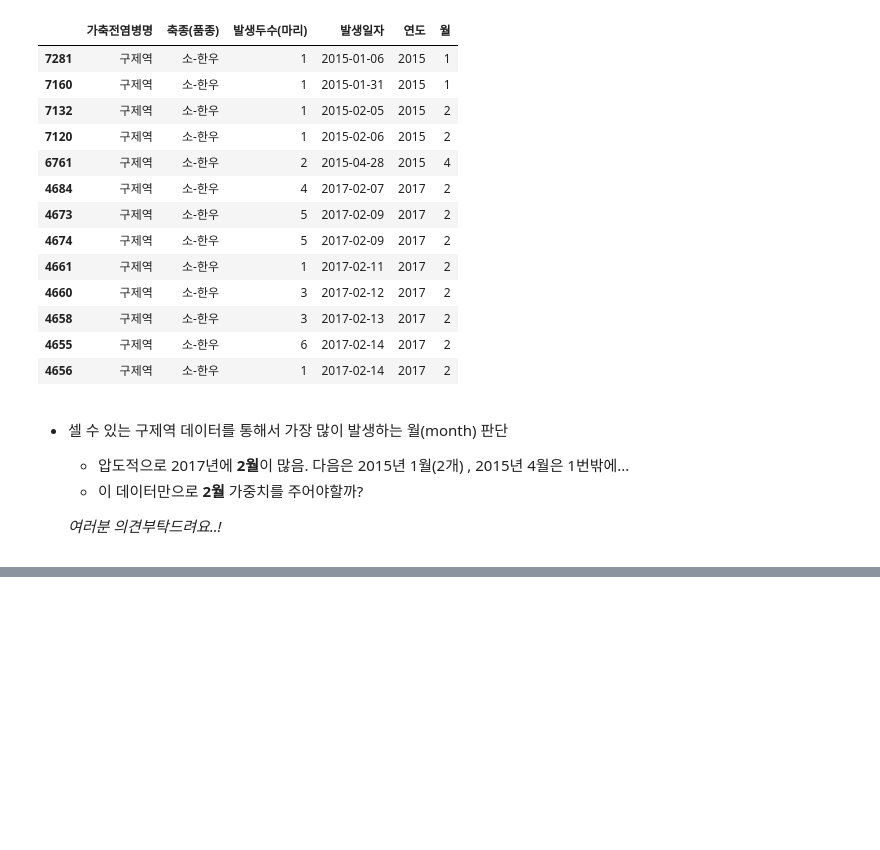
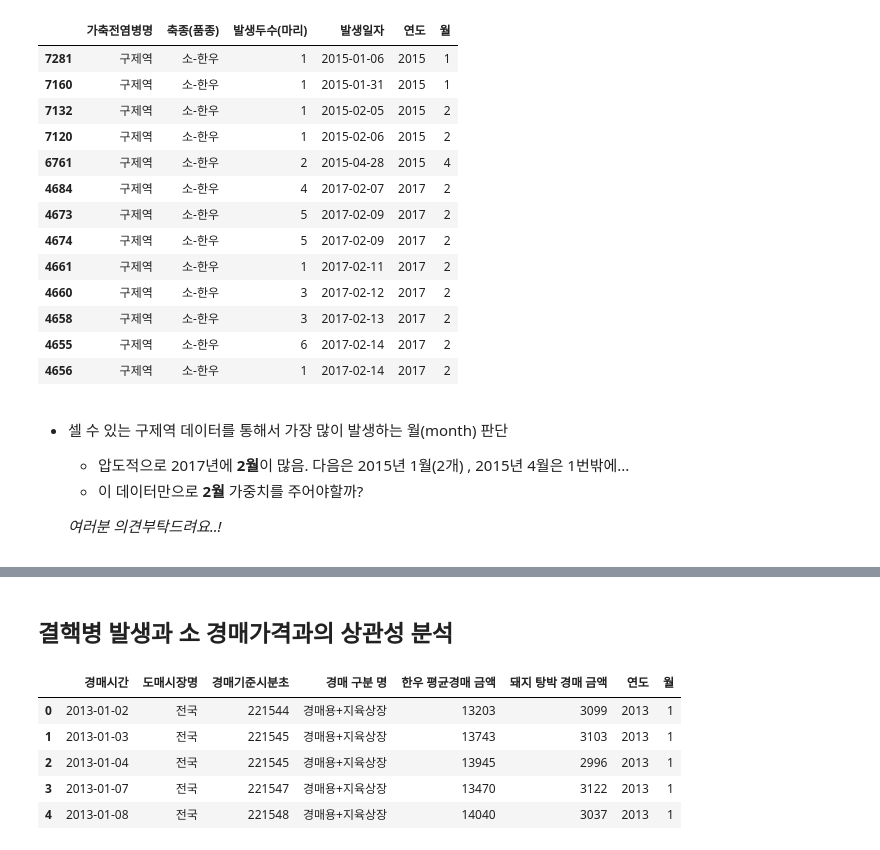
Before and after one commit to DSC-SCH/livestock-solution-project, a Jupyter notebook: eda/cow_disease_EDA.ipynb, the cells around one changed output, grey strips where cells are left out. Cells and saved outputs as stored; diff of their text form; code cells hidden in the pictures; blank space fills up the shorter version.

```diff
--- a/eda/cow_disease_EDA.ipynb
+++ b/eda/cow_disease_EDA.ipynb
@@ -554,0 +688,7 @@ df_guje
+# %%
+# 경매시간을 Datetime으로 바꿔주기
+# int -> datetime으로 바로 변환하면 이상하게 1970년으로만 변환됨..그래서 문자열로 변환후 datetime으로 변환
+ko_cow_price['경매시간'] = ko_cow_price['경매시간'].astype(str)
+# %%
+ko_cow_price['경매시간'] = pd.to_datetime(ko_cow_price['경매시간'])
+ko_cow_price.head()
@@ -554,0 +702,6 @@ df_guje
+# %%
+# 경매시간 날짜별로 재정렬
+ko_cow_price = ko_cow_price.sort_values(by=['경매시간']).copy()
+# 인덱스 재정리
+ko_cow_price = ko_cow_price.reset_index(drop=True)
+ko_cow_price.head()
@@ -554,0 +735,14 @@ df_guje
+# %% [markdown]
+## 결핵병 발생과 소 경매가격과의 상관성 분석
+# %%
+# 결핵균 데이터프레임이랑 경매가격 데이터프레임이랑 merge하기 위해서 포맷 맞춰주자
+ko_cow_price['연도'] = ko_cow_price['경매시간'].dt.year
+ko_cow_price['월'] = ko_cow_price['경매시간'].dt.month
+ko_cow_price.head()
+# %% [output]
+|  | 경매시간 | 도매시장명 | 경매기준시분초 | 경매 구분 명 | 한우 평균경매 금액 | 돼지 탕박 경매 금액 | 연도 | 월 |
+| 0 | 2013-01-02 | 전국 | 221544 | 경매용+지육상장 | 13203 | 3099 | 2013 | 1 |
+| 1 | 2013-01-03 | 전국 | 221545 | 경매용+지육상장 | 13743 | 3103 | 2013 | 1 |
+| 2 | 2013-01-04 | 전국 | 221545 | 경매용+지육상장 | 13945 | 2996 | 2013 | 1 |
+| 3 | 2013-01-07 | 전국 | 221547 | 경매용+지육상장 | 13470 | 3122 | 2013 | 1 |
+| 4 | 2013-01-08 | 전국 | 221548 | 경매용+지육상장 | 14040 | 3037 | 2013 | 1 |
```
Also changed, not shown: parts of 41 cells of this notebook.
